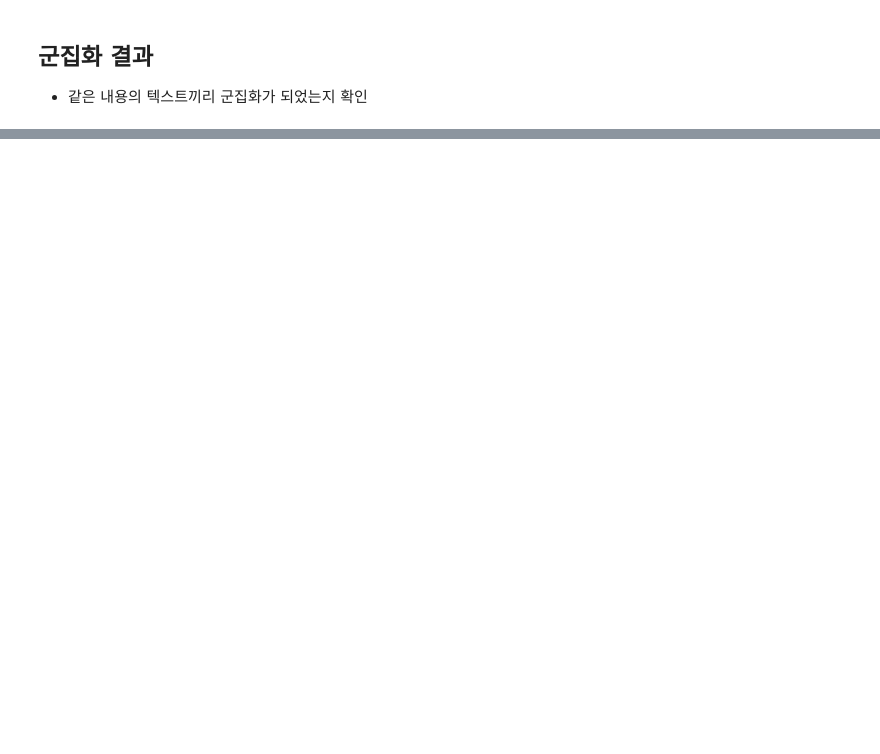
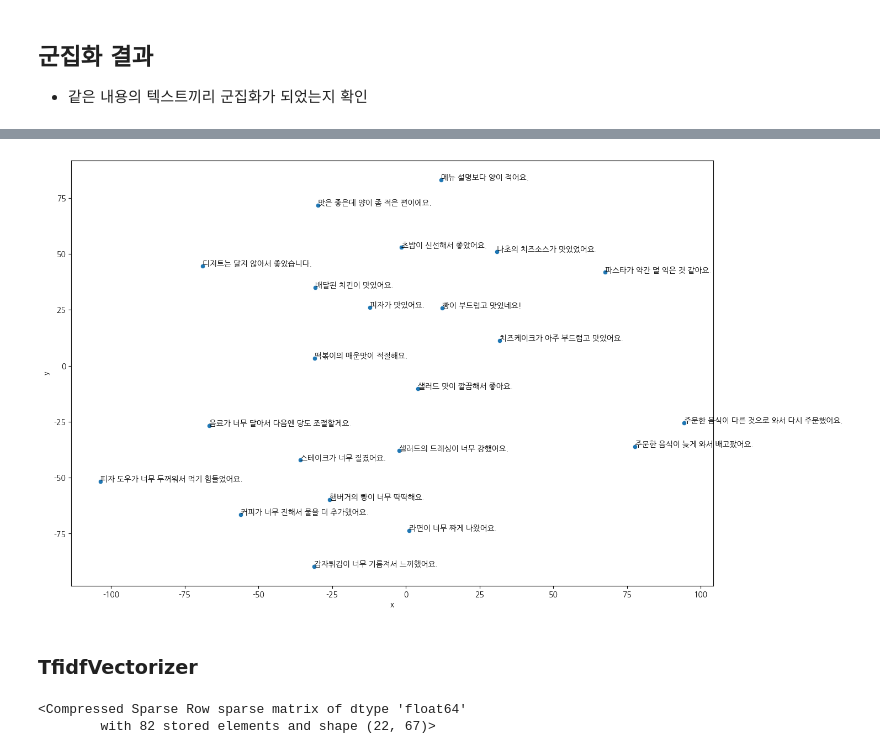
Before and after one commit to dydwoj/pythonsource, a Jupyter notebook: analytics/text/05. 텍스트 군집분석.ipynb, the cells around one changed output, grey strips where cells are left out. Saved outputs shown, nothing was run; the diff lists cells and outputs as text; code cells hidden in the pictures; blank space fills up the shorter version.

```diff
--- a/analytics/text/05. 텍스트 군집분석.ipynb
+++ b/analytics/text/05. 텍스트 군집분석.ipynb
@@ -64,3 +162,9 @@ corpus = [
 
 * https://scikit-learn.org/stable/modules/clustering.html#k-means
 * https://scikit-learn.org/stable/modules/generated/sklearn.cluster.KMeans.html
+# %%
+# KMeans : 군집화에 유명한 알고리즘
+from sklearn.cluster import KMeans
+
+kmeans = KMeans(n_clusters=7, n_init="auto", random_state=42)
+kmeans
@@ -66,0 +173,6 @@ corpus = [
+# %%
+# kmeans 에게 학습시키기
+# dtm : 조사, 마침표 제거한 dtm  가져왔음
+
+clusters = kmeans.fit_predict(dtm)
+clusters
@@ -67,3 +217,12 @@ corpus = [
 # %% [markdown]
 ## 군집화 결과
 * 같은 내용의 텍스트끼리 군집화가 되었는지 확인
+# %%
+# 군집화를 위해서는 각 단어의 차원을 축소해달라고 요청해야 함
+# 차원축소
+
+from sklearn.manifold import TSNE
+
+tsne = TSNE(n_components=2, perplexity=10, random_state=42, init='random')
+tsne_result = tsne.fit_transform(dtm)
+tsne_result
@@ -69,0 +247,5 @@ corpus = [
+# %%
+df_tsne = pd.DataFrame(tsne_result, columns=['x', 'y'])
+df_tsne['corpus'] = corpus
+df_tsne['label'] = kmeans.labels_
+df_tsne
@@ -69,0 +270,16 @@ corpus = [
+# %%
+plt.figure(figsize=(15, 10))
+sns.scatterplot(data=df_tsne, x='x', y='y', palette='Set1')
+for i in df_tsne.index:
+    plt.text(x=df_tsne.loc[i, 'x'], y=df_tsne.loc[i, 'y'], s=df_tsne.loc[i, 'corpus'])
+# %% [output]
+[figure, added]
+# %% [markdown]
+### TfidfVectorizer
+# %%
+vect = TfidfVectorizer()
+dtm = vect.fit_transform(corpus_pecab)
+dtm
+# %% [output]
+<Compressed Sparse Row sparse matrix of dtype 'float64'
+        with 82 stored elements and shape (22, 67)>
```
Also changed, not shown: parts of 22 cells of this notebook, 8 other files.
